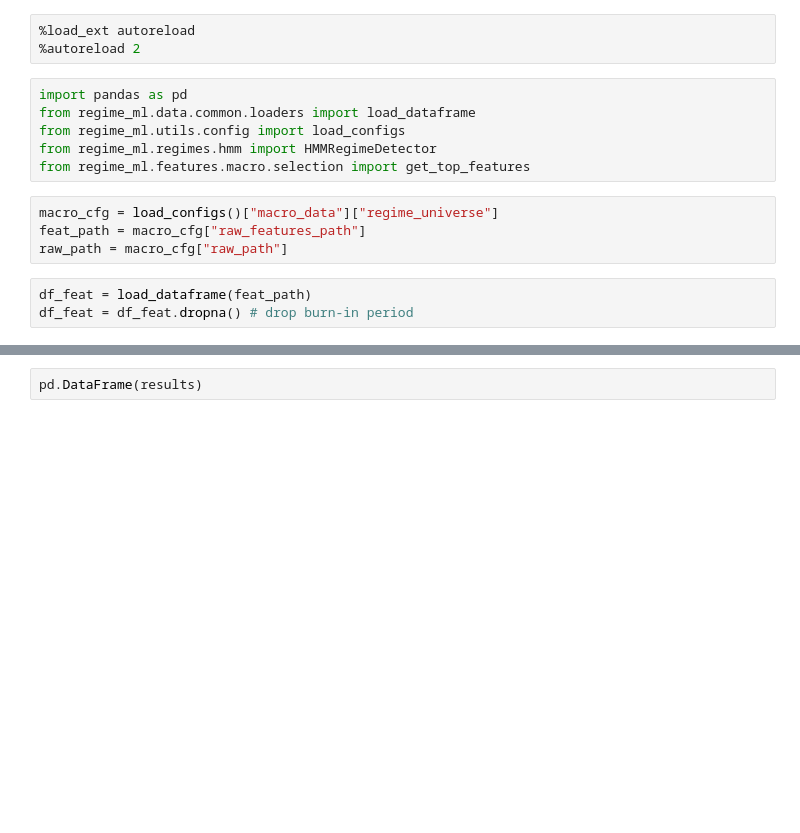
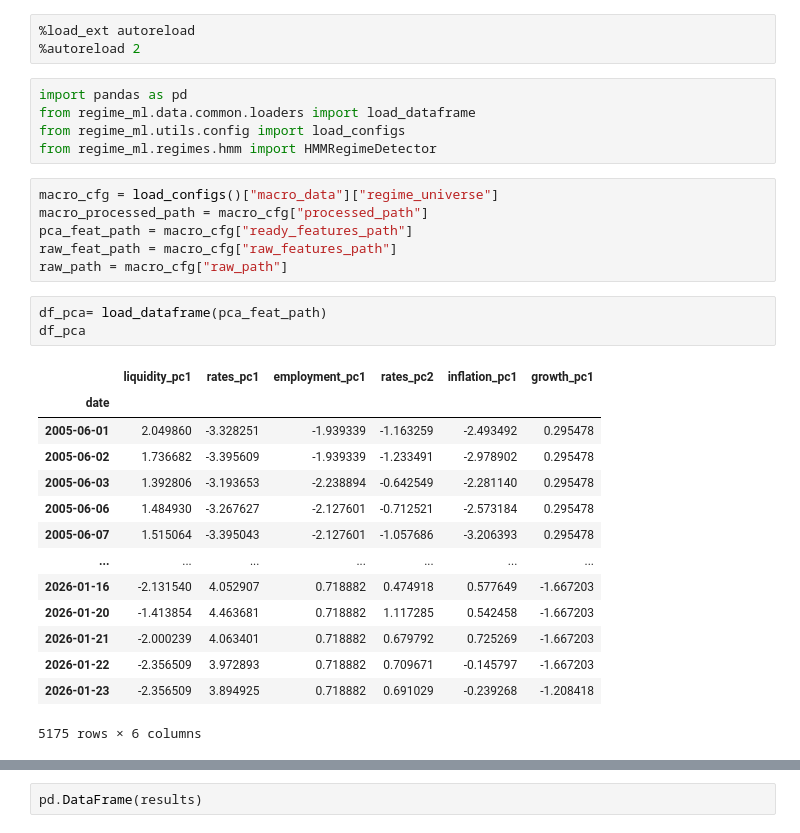
Before and after one commit to amitchell-thomson/regime-conditioned-equity-ml, a Jupyter notebook: notebooks/03_regime_analysis.ipynb, the cells around one changed output, grey strips where cells are left out. Drawn from its saved outputs; the diff is of its cells as text; blank space fills up the shorter version.

```diff
--- a/notebooks/03_regime_analysis.ipynb
+++ b/notebooks/03_regime_analysis.ipynb
@@ -6,11 +6,27 @@ import pandas as pd
 from regime_ml.data.common.loaders import load_dataframe
 from regime_ml.utils.config import load_configs
 from regime_ml.regimes.hmm import HMMRegimeDetector
-from regime_ml.features.macro.selection import get_top_features
 # %%
 macro_cfg = load_configs()["macro_data"]["regime_universe"]
-feat_path = macro_cfg["raw_features_path"]
+macro_processed_path = macro_cfg["processed_path"]
+pca_feat_path = macro_cfg["ready_features_path"]
+raw_feat_path = macro_cfg["raw_features_path"]
 raw_path = macro_cfg["raw_path"]
-# %%
-df_feat = load_dataframe(feat_path)
-df_feat = df_feat.dropna() # drop burn-in period
+# %%
+df_pca= load_dataframe(pca_feat_path)
+df_pca
+# %% [output]
+|  | liquidity_pc1 | rates_pc1 | employment_pc1 | rates_pc2 | inflation_pc1 | growth_pc1 |
+| date |  |  |  |  |  |  |
+| 2005-06-01 | 2.049860 | -3.328251 | -1.939339 | -1.163259 | -2.493492 | 0.295478 |
+| 2005-06-02 | 1.736682 | -3.395609 | -1.939339 | -1.233491 | -2.978902 | 0.295478 |
+| 2005-06-03 | 1.392806 | -3.193653 | -2.238894 | -0.642549 | -2.281140 | 0.295478 |
+| 2005-06-06 | 1.484930 | -3.267627 | -2.127601 | -0.712521 | -2.573184 | 0.295478 |
+| 2005-06-07 | 1.515064 | -3.395043 | -2.127601 | -1.057686 | -3.206393 | 0.295478 |
+| ... | ... | ... | ... | ... | ... | ... |
+| 2026-01-16 | -2.131540 | 4.052907 | 0.718882 | 0.474918 | 0.577649 | -1.667203 |
+| 2026-01-20 | -1.413854 | 4.463681 | 0.718882 | 1.117285 | 0.542458 | -1.667203 |
+| 2026-01-21 | -2.000239 | 4.063401 | 0.718882 | 0.679792 | 0.725269 | -1.667203 |
+| 2026-01-22 | -2.356509 | 3.972893 | 0.718882 | 0.709671 | -0.145797 | -1.667203 |
+| 2026-01-23 | -2.356509 | 3.894925 | 0.718882 | 0.691029 | -0.239268 | -1.208418 |
+5175 rows × 6 columns
```
Also changed, not shown: parts of 4 cells of this notebook, 16 other files.
